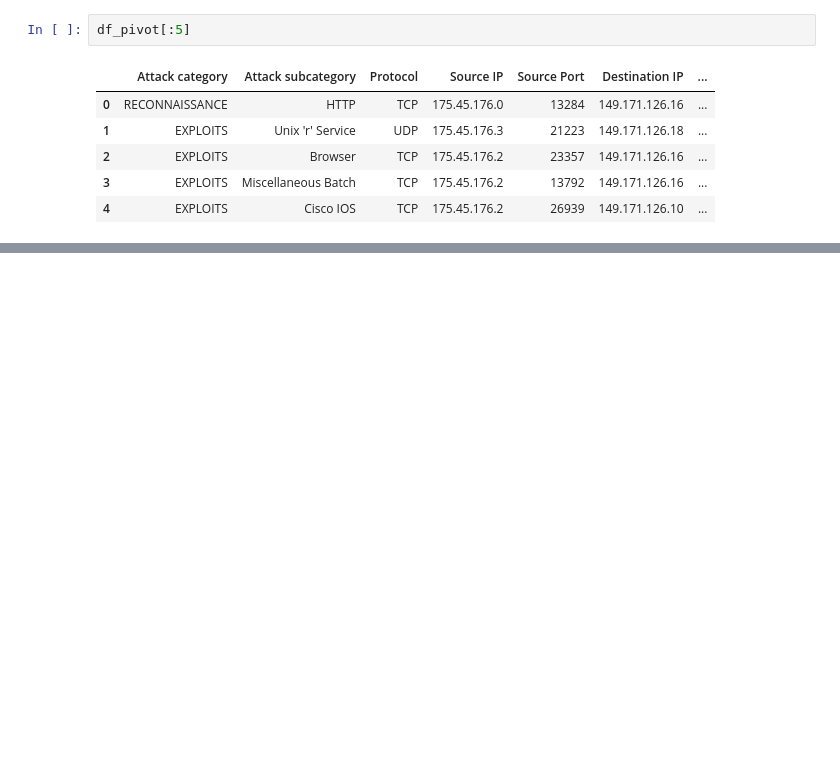
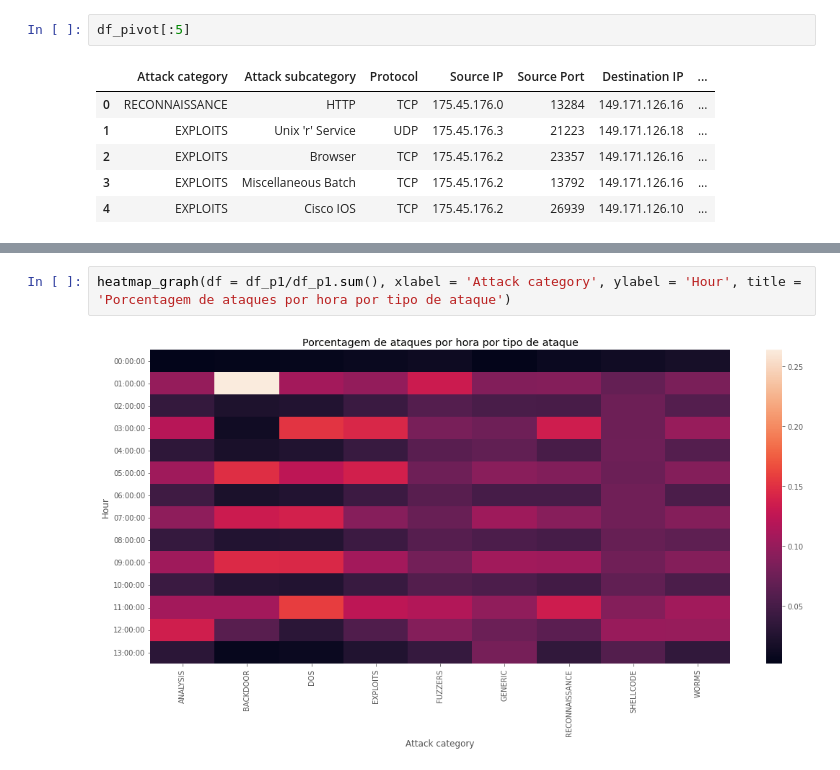
Before and after one commit to EddyGiusepe/Cyber_Security_1, a Jupyter notebook: CyberSecurity_Kaggle.ipynb, the cells around one changed output, grey strips where cells are left out. Saved outputs shown, nothing was run; the diff lists cells and outputs as text; blank space fills up the shorter version.

```diff
--- a/CyberSecurity_Kaggle.ipynb
+++ b/CyberSecurity_Kaggle.ipynb
@@ -734,2 +736,6 @@ heatmap_graph(df = df_p1, xlabel = 'Attack category', ylabel = 'Hour', title = '
 # %% [output]
 [figure]
+# %%
+heatmap_graph(df = df_p1/df_p1.sum(), xlabel = 'Attack category', ylabel = 'Hour', title = 'Porcentagem de ataques por hora por tipo de ataque')
+# %% [output]
+[figure, added]
```
Also changed, not shown: parts of 16 cells of this notebook.
